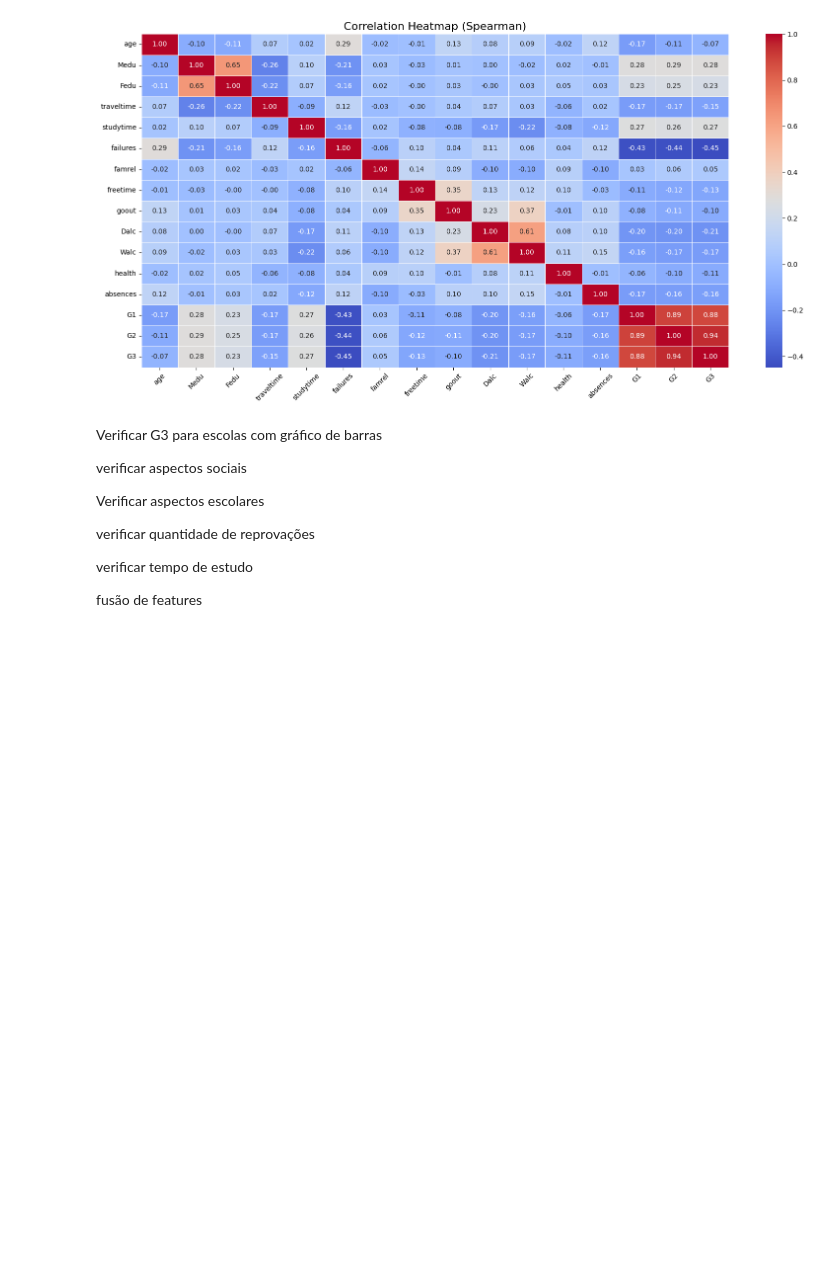
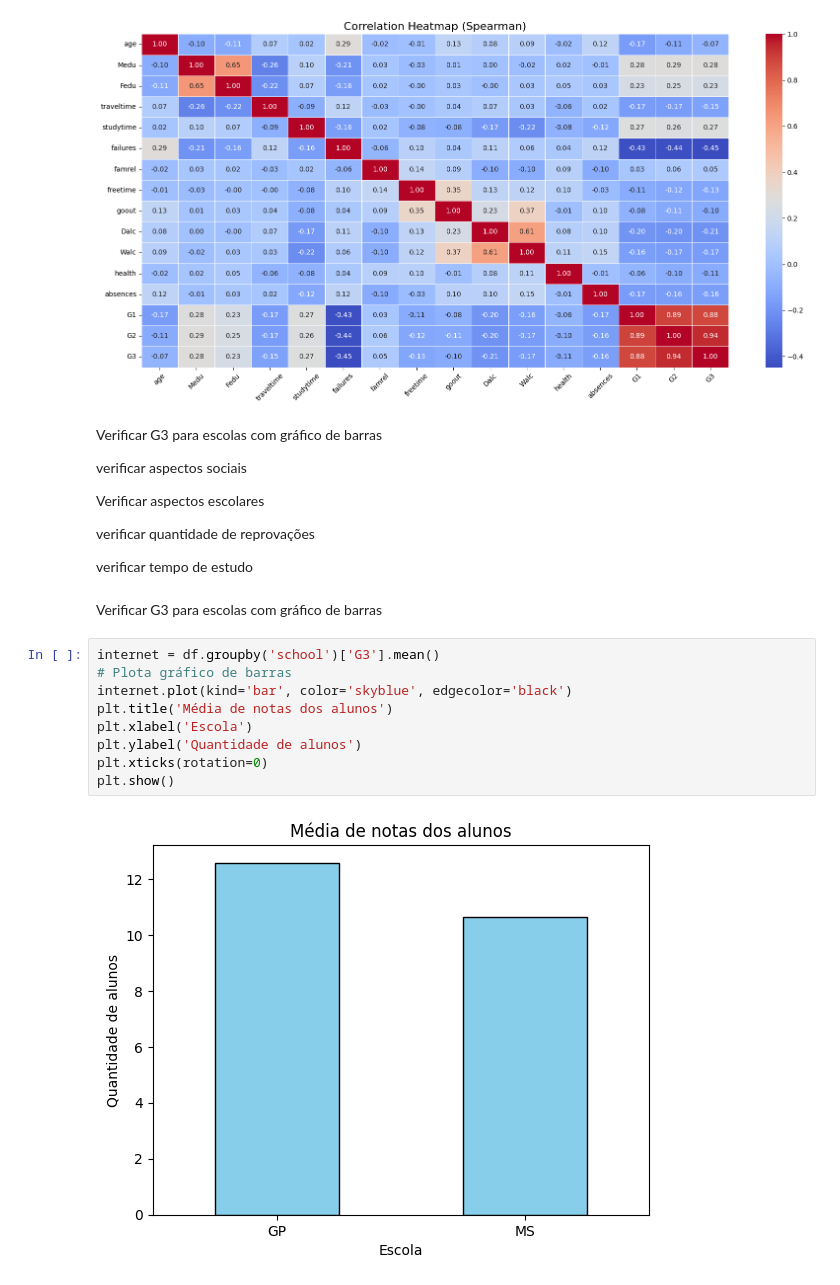
Before and after one commit to thalesgmendes/student-performance-analytics, a Jupyter notebook: student_pipeline_ipynb.ipynb, the cells around one changed output. Cells and saved outputs as stored; diff of their text form; blank space fills up the shorter version.

```diff
--- a/student_pipeline_ipynb.ipynb
+++ b/student_pipeline_ipynb.ipynb
@@ -120,5 +120,18 @@ Verificar aspectos escolares
 verificar quantidade de reprovações
 
 verificar tempo de estudo
-
-fusão de features
+# %% [markdown]
+
+
+Verificar G3 para escolas com gráfico de barras
+# %%
+internet = df.groupby('school')['G3'].mean()
+# Plota gráfico de barras
+internet.plot(kind='bar', color='skyblue', edgecolor='black')
+plt.title('Média de notas dos alunos')
+plt.xlabel('Escola')
+plt.ylabel('Quantidade de alunos')
+plt.xticks(rotation=0)
+plt.show()
+# %% [output]
+[figure, added]
```
Also changed, not shown: parts of 6 cells of this notebook.
